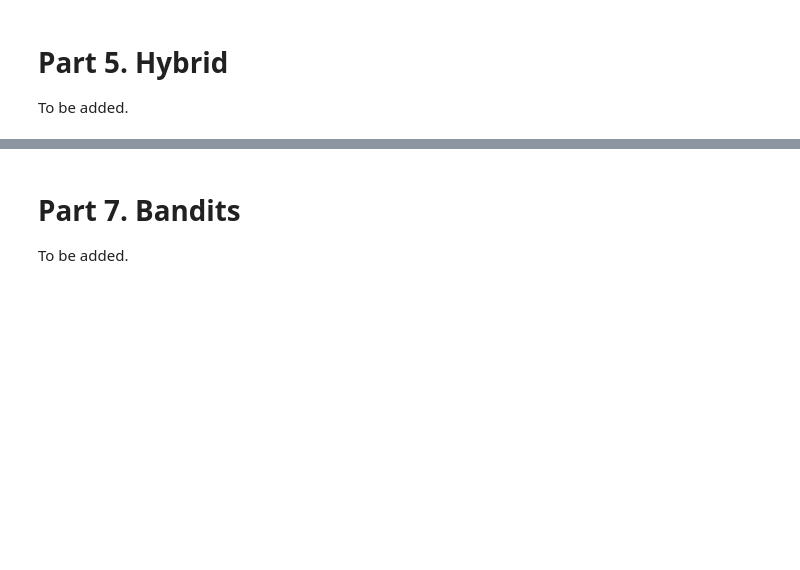
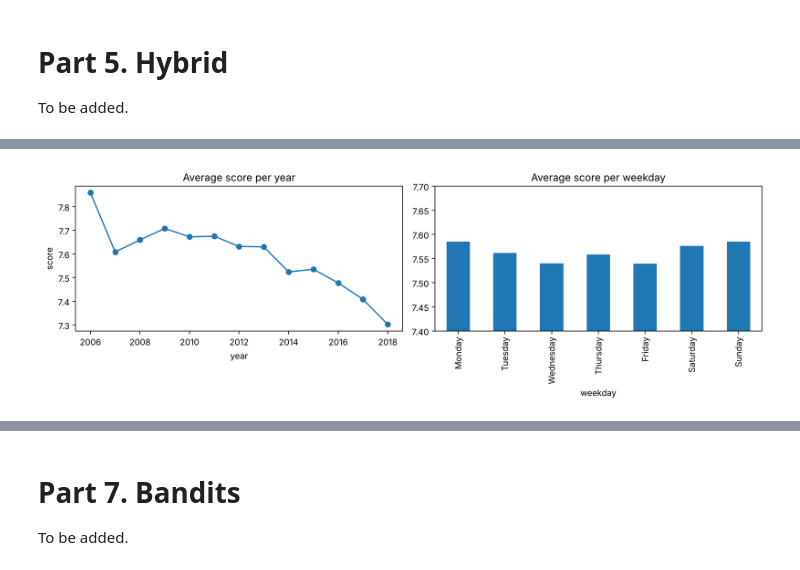
Before and after one commit to estellearnander/recsys_group_project, a Jupyter notebook: notebooks/03_recommenders.ipynb, the cells around one changed output, grey strips where cells are left out. Cells and saved outputs as stored; diff of their text form; code cells hidden in the pictures; blank space fills up the shorter version.

```diff
--- a/notebooks/03_recommenders.ipynb
+++ b/notebooks/03_recommenders.ipynb
@@ -1958,0 +1876,14 @@ To be added.
+# %%
+seasons = {12: "winter", 1: "winter", 2: "winter", 3: "spring", 4: "spring", 5: "spring",
+           6: "summer", 7: "summer", 8: "summer", 9: "autumn", 10: "autumn", 11: "autumn"}
+
+ratings_df["year"] = ratings_df["last_updated"].dt.year
+ratings_df["season"] = ratings_df["last_updated"].dt.month.map(seasons)
+ratings_df["weekday"] = ratings_df["last_updated"].dt.day_name()
+ratings_df["weekend"] = ratings_df["last_updated"].dt.dayofweek >= 5
+
+# Time of every rating, to look it up later for the train and test rows
+rating_time = ratings_df.set_index(["user_id", "anime_id"])["last_updated"]
+print("One time per user and anime:", rating_time.index.is_unique)
+print("Data ends on:", ratings_df["last_updated"].max())
+ratings_df[["year", "season", "weekday", "weekend"]].head()
@@ -1958,0 +1936,13 @@ To be added.
+# %%
+fig, axes = plt.subplots(1, 2, figsize=(12, 4))
+ratings_df.groupby("year")["score"].mean().plot(ax=axes[0], marker="o")
+axes[0].set_title("Average score per year")
+axes[0].set_ylabel("score")
+order = ["Monday", "Tuesday", "Wednesday", "Thursday", "Friday", "Saturday", "Sunday"]
+ratings_df.groupby("weekday")["score"].mean().reindex(order).plot(ax=axes[1], kind="bar")
+axes[1].set_ylim(7.4, 7.7)
+axes[1].set_title("Average score per weekday")
+plt.tight_layout()
+plt.show()
+# %% [output]
+[figure, added]
```
Also changed, not shown: parts of 83 cells of this notebook, 1 other file.
